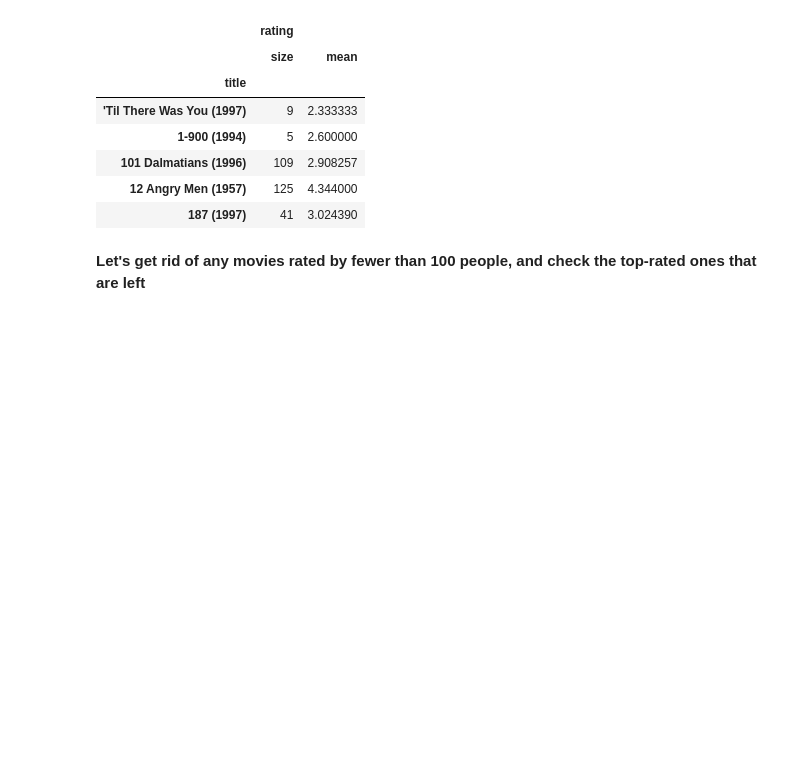
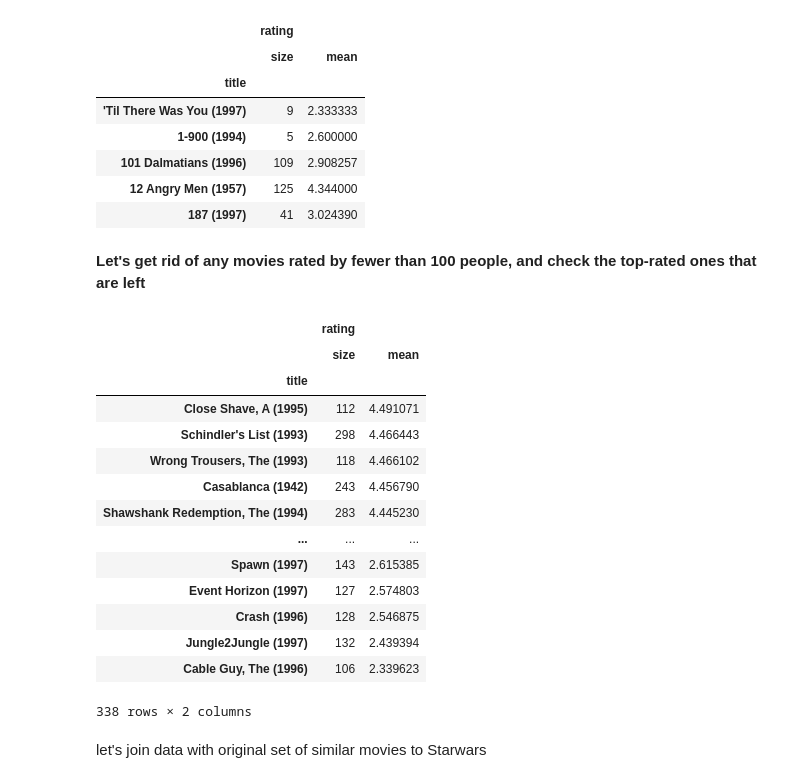
Before and after one commit to Rahulraj31/Movie-Recommendation-System, a Jupyter notebook: Finding movie Similarities.ipynb, the cells around one changed output. Saved outputs shown, nothing was run; the diff lists cells and outputs as text; code cells hidden in the pictures; blank space fills up the shorter version.

```diff
--- a/Finding movie Similarities.ipynb
+++ b/Finding movie Similarities.ipynb
@@ -136,3 +136,24 @@ movieStats.head()
 | 187 (1997) | 41 | 3.024390 |
 # %% [markdown]
 **Let's get rid of any movies rated by fewer than 100 people, and check the top-rated ones that are left**
+# %%
+popularMovies = movieStats['rating']['size']>=100
+movieStats[popularMovies].sort_values([('rating','mean')], ascending=False)
+# %% [output]
+|  | rating |  |
+|  | size | mean |
+| title |  |  |
+| Close Shave, A (1995) | 112 | 4.491071 |
+| Schindler's List (1993) | 298 | 4.466443 |
+| Wrong Trousers, The (1993) | 118 | 4.466102 |
+| Casablanca (1942) | 243 | 4.456790 |
+| Shawshank Redemption, The (1994) | 283 | 4.445230 |
+| ... | ... | ... |
+| Spawn (1997) | 143 | 2.615385 |
+| Event Horizon (1997) | 127 | 2.574803 |
+| Crash (1996) | 128 | 2.546875 |
+| Jungle2Jungle (1997) | 132 | 2.439394 |
+| Cable Guy, The (1996) | 106 | 2.339623 |
+338 rows × 2 columns
+# %% [markdown]
+let's join data with original set of similar movies to Starwars
```
Also changed, not shown: parts of 4 cells of this notebook.
